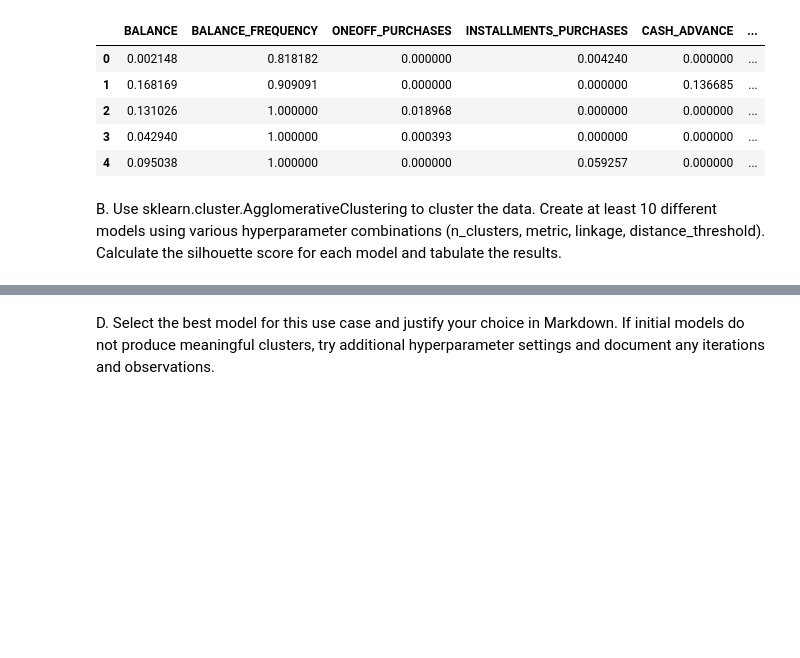
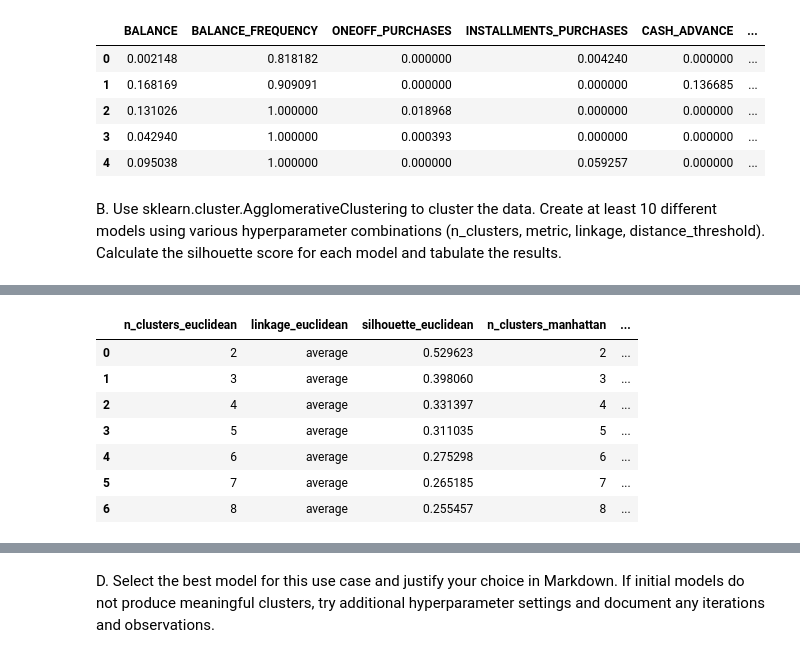
Before and after one commit to Hunteracademic/Unsupervised_assignment_1, a Jupyter notebook: Asg_02.ipynb, the cells around one changed output, grey strips where cells are left out. Cells and saved outputs as stored; diff of their text form; code cells hidden in the pictures; blank space fills up the shorter version.

```diff
--- a/Asg_02.ipynb
+++ b/Asg_02.ipynb
@@ -247,22 +245,34 @@ B. Use sklearn.cluster.AgglomerativeClustering to cluster the data. Create at le
 # %%
 ac_avg_type = [
     AgglomerativeClustering(n_clusters = k, metric="euclidean", linkage="average")
-    for k in range(2, 12)
+    for k in range(2, 9)
+    ]
+ac_avg_type_manhattan = [
+    AgglomerativeClustering(n_clusters = k, metric="manhattan", linkage="average")
+    for k in range(2, 9)
     ]
 
 ac_complete_type = [
     AgglomerativeClustering(n_clusters = k, metric="euclidean", linkage="complete")
-    for k in range(2, 12)
+    for k in range(2, 9)
+    ]
+ac_complete_type_manhattan = [
+    AgglomerativeClustering(n_clusters = k, metric="manhattan", linkage="complete")
+    for k in range(2, 9)
     ]
 
 ac_single_type = [
     AgglomerativeClustering(n_clusters = k, metric="euclidean", linkage="single")
-    for k in range(2, 12)
+    for k in range(2, 9)
+    ]
+ac_single_type_manhattan = [
+    AgglomerativeClustering(n_clusters = k, metric="manhattan", linkage="single")
+    for k in range(2, 9)
     ]
 
 ac_ward_type = [
     AgglomerativeClustering(n_clusters = k, metric="euclidean", linkage="ward")
-    for k in range(2, 12)
+    for k in range(2, 9)
     ]
 # %%
 results_1 = []
@@ -325,0 +389,15 @@ n_clusters=8, linkage=average, silhouette=0.255
+# %%
+def show_results(x,y):
+    return pd.DataFrame(x).\
+        join(pd.DataFrame(y), how='inner', lsuffix='_euclidean', rsuffix='_manhattan')\
+
+show_results(results_1, results_2)
+# %% [output]
+|  | n_clusters_euclidean | linkage_euclidean | silhouette_euclidean | n_clusters_manhattan | ... |
+| 0 | 2 | average | 0.529623 | 2 | ... |
+| 1 | 3 | average | 0.398060 | 3 | ... |
+| 2 | 4 | average | 0.331397 | 4 | ... |
+| 3 | 5 | average | 0.311035 | 5 | ... |
+| 4 | 6 | average | 0.275298 | 6 | ... |
+| 5 | 7 | average | 0.265185 | 7 | ... |
+| 6 | 8 | average | 0.255457 | 8 | ... |
```
Also changed, not shown: parts of 8 cells of this notebook.
